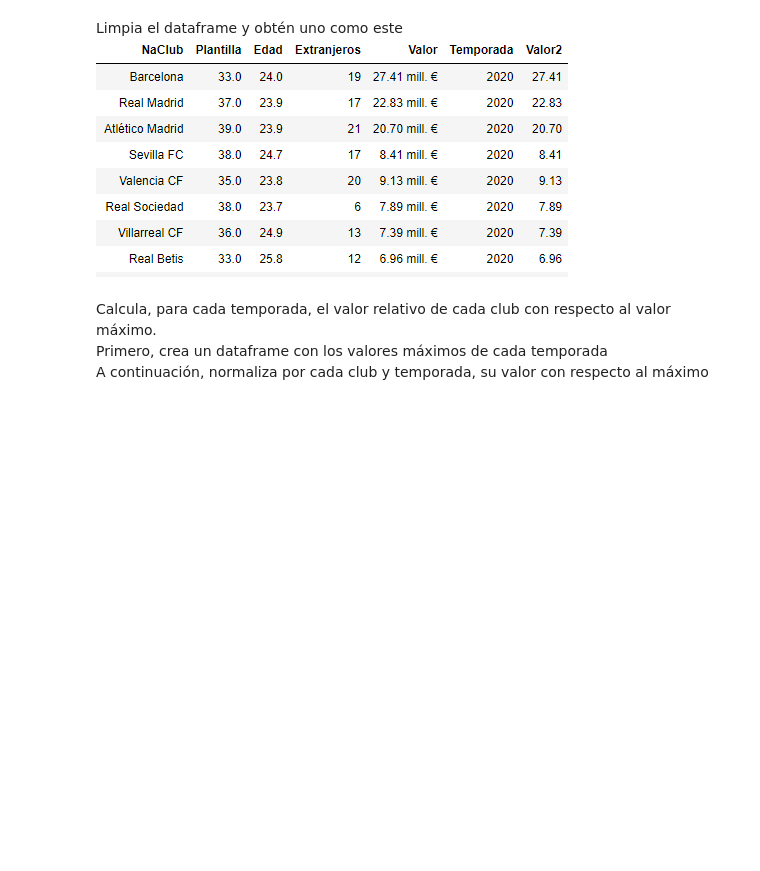
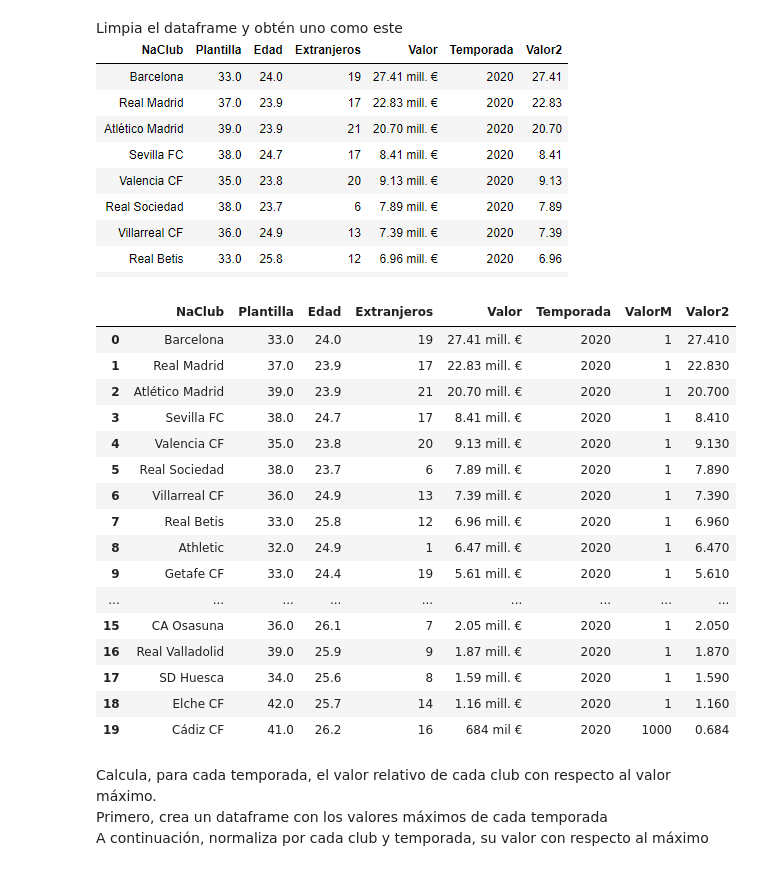
Before and after one commit to rafazamb/DS_PT_ENE21, a Jupyter notebook: 2-Machine_Learning/Casos Prácticos/Web Scraping.ipynb, the cells around one changed output. Drawn from its saved outputs; the diff is of its cells as text; code cells hidden in the pictures; blank space fills up the shorter version.

```diff
--- a/2-Machine_Learning/Casos Prácticos/Web Scraping.ipynb
+++ b/2-Machine_Learning/Casos Prácticos/Web Scraping.ipynb
@@ -57,6 +92,35 @@ Modifica el código anterior para generar un único dataframe con toda la inform
 # %% [markdown]
 Limpia el dataframe y obtén uno como este
 ![Captura.PNG](attachment:Captura.PNG)
+# %%
+clubes1 = clubes.iloc[:,[2,3,4,5,6,11]]
+clubes1.columns = ['NaClub','Plantilla','Edad','Extranjeros','Valor','Temporada']
+clubes1 = clubes1.loc[~clubes1.Plantilla.isna()]
+
+clubes1['ValorM'] = np.where(clubes1.Valor.str.contains('mil '),1000,1)
+clubes1['Valor'] = clubes1.Valor.str.replace(',','.')
+clubes1['Valor2'] = clubes1.Valor.str.extract('(^\d*.\d*)').astype('float')
+clubes1['Valor2'] = clubes1['Valor2']/clubes1['ValorM']
+clubes1['Edad'] = clubes1.Edad/10
+clubes1.loc[clubes1.Temporada==2020]
+# %% [output]
+|  | NaClub | Plantilla | Edad | Extranjeros | Valor | Temporada | ValorM | Valor2 |
+| 0 | Barcelona | 33.0 | 24.0 | 19 | 27.41 mill. € | 2020 | 1 | 27.410 |
+| 1 | Real Madrid | 37.0 | 23.9 | 17 | 22.83 mill. € | 2020 | 1 | 22.830 |
+| 2 | Atlético Madrid | 39.0 | 23.9 | 21 | 20.70 mill. € | 2020 | 1 | 20.700 |
+| 3 | Sevilla FC | 38.0 | 24.7 | 17 | 8.41 mill. € | 2020 | 1 | 8.410 |
+| 4 | Valencia CF | 35.0 | 23.8 | 20 | 9.13 mill. € | 2020 | 1 | 9.130 |
+| 5 | Real Sociedad | 38.0 | 23.7 | 6 | 7.89 mill. € | 2020 | 1 | 7.890 |
+| 6 | Villarreal CF | 36.0 | 24.9 | 13 | 7.39 mill. € | 2020 | 1 | 7.390 |
+| 7 | Real Betis | 33.0 | 25.8 | 12 | 6.96 mill. € | 2020 | 1 | 6.960 |
+| 8 | Athletic | 32.0 | 24.9 | 1 | 6.47 mill. € | 2020 | 1 | 6.470 |
+| 9 | Getafe CF | 33.0 | 24.4 | 19 | 5.61 mill. € | 2020 | 1 | 5.610 |
+| ... | ... | ... | ... | ... | ... | ... | ... | ... |
+| 15 | CA Osasuna | 36.0 | 26.1 | 7 | 2.05 mill. € | 2020 | 1 | 2.050 |
+| 16 | Real Valladolid | 39.0 | 25.9 | 9 | 1.87 mill. € | 2020 | 1 | 1.870 |
+| 17 | SD Huesca | 34.0 | 25.6 | 8 | 1.59 mill. € | 2020 | 1 | 1.590 |
+| 18 | Elche CF | 42.0 | 25.7 | 14 | 1.16 mill. € | 2020 | 1 | 1.160 |
+| 19 | Cádiz CF | 41.0 | 26.2 | 16 | 684 mil € | 2020 | 1000 | 0.684 |
 # %% [markdown]
 Calcula, para cada temporada, el valor relativo de cada club con respecto al valor máximo.
 Primero, crea un dataframe con los valores máximos de cada temporada
```
Also changed, not shown: parts of 10 cells of this notebook.
